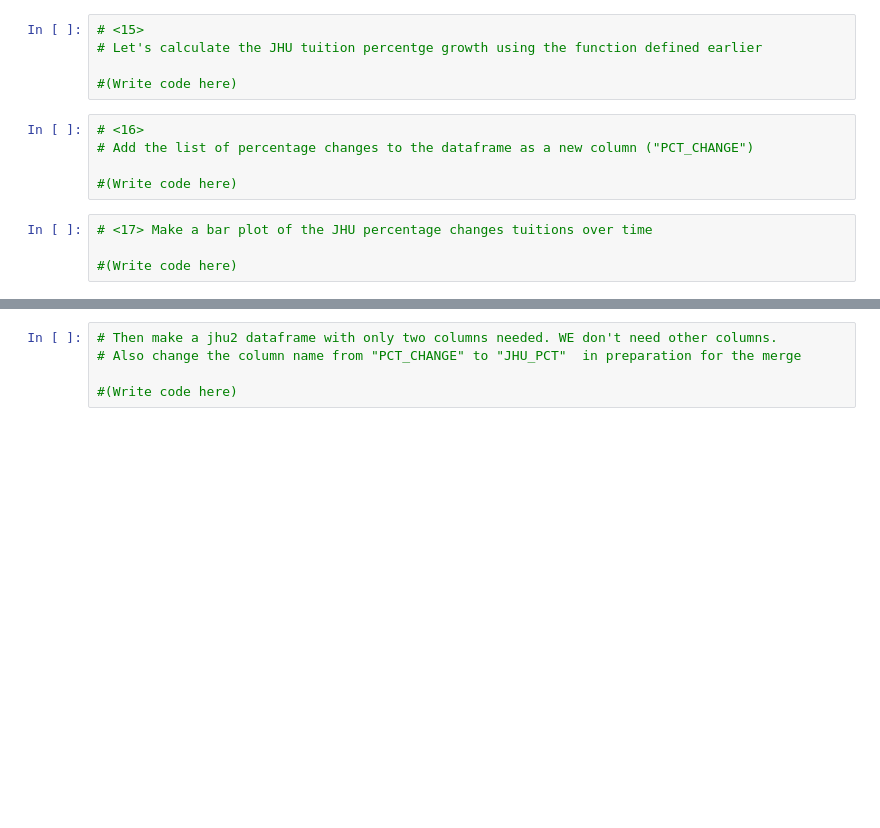
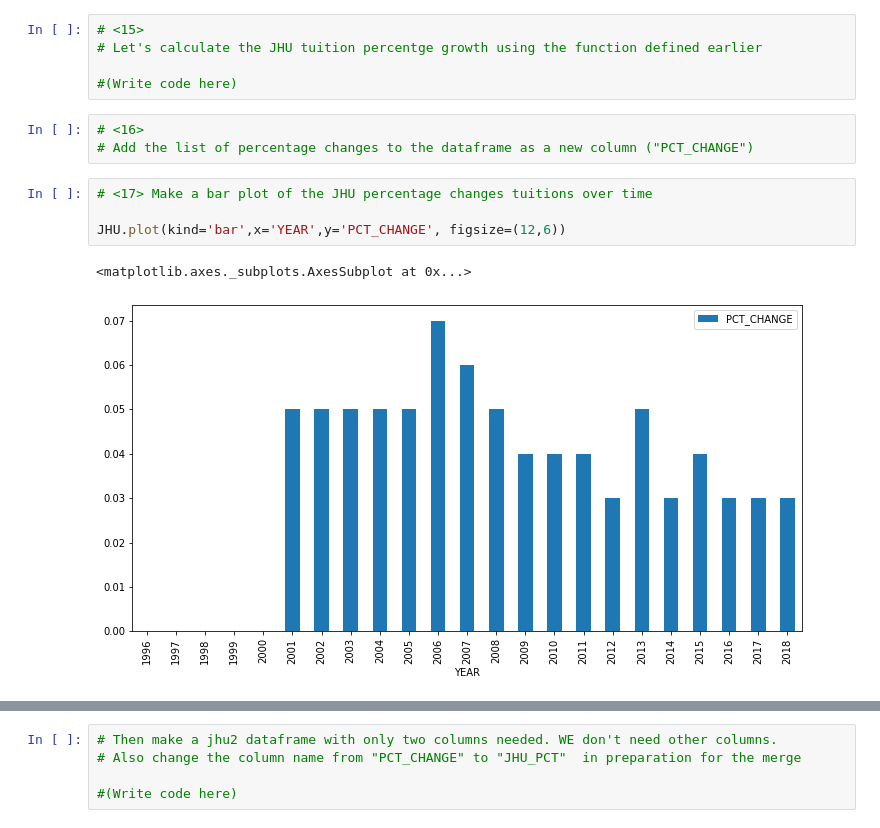
Before and after one commit to steinruck/DATA-690-WANG, a Jupyter notebook: Assignment_07/Assignment_07.ipynb, the cells around one changed output, grey strips where cells are left out. Drawn from its saved outputs; the diff is of its cells as text; blank space fills up the shorter version.

```diff
--- a/Assignment_07/Assignment_07.ipynb
+++ b/Assignment_07/Assignment_07.ipynb
@@ -287,12 +514,13 @@ ValueError: ignored
 # %%
 # <16>
 # Add the list of percentage changes to the dataframe as a new column ("PCT_CHANGE")
-
-#(Write code here)
 # %%
 # <17> Make a bar plot of the JHU percentage changes tuitions over time
 
-#(Write code here)
+JHU.plot(kind='bar',x='YEAR',y='PCT_CHANGE', figsize=(12,6))
+# %% [output]
+<matplotlib.axes._subplots.AxesSubplot at 0x...>
+[figure, added]
 # %%
 # <18>
 # In order to plot both UMBC and JHU tuition change over time in the same plot,
```
Also changed, not shown: parts of 59 cells of this notebook.
